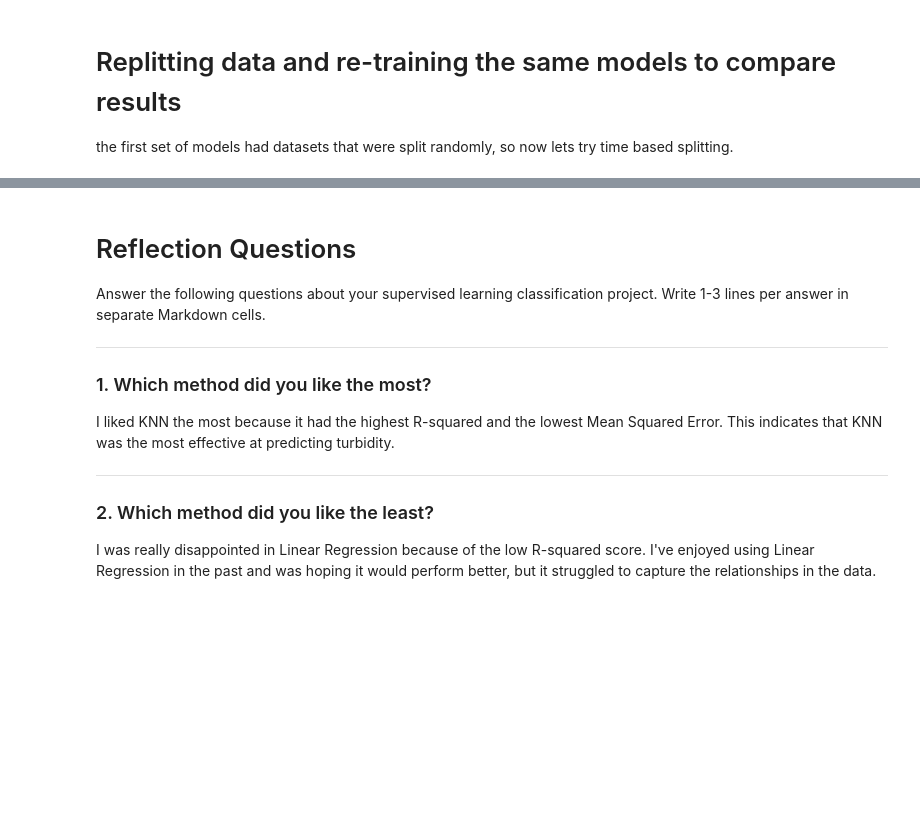
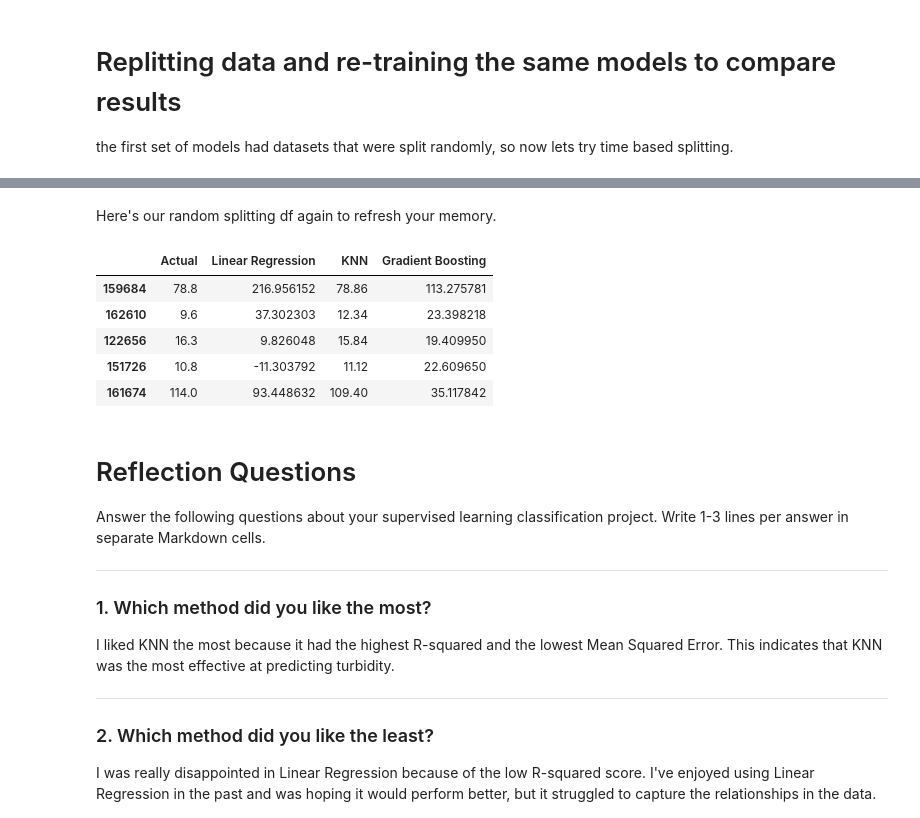
Before and after one commit to Jef-H/gage_against_the_machine, a Jupyter notebook: GageAgainstMachineFinal.ipynb, the cells around one changed output, grey strips where cells are left out. Saved outputs shown, nothing was run; the diff lists cells and outputs as text; code cells hidden in the pictures; blank space fills up the shorter version.

```diff
--- a/GageAgainstMachineFinal.ipynb
+++ b/GageAgainstMachineFinal.ipynb
@@ -191,14 +204,19 @@ X_train, X_test, y_train, y_test = train_test_split(X, y, test_size=0.2, random_
 # %%
-# Train linear regression model
-model = LinearRegression()
-model.fit(X_train, y_train)
+# Function to train Linear Regression model
+def train_lr_model(X_train, y_train, X_test, y_test):
+    lr_model = LinearRegression()
+    lr_model.fit(X_train, y_train)
 
-# Predictions
-y_pred = model.predict(X_test)
+    # Predict on the test set
+    y_pred_lr = lr_model.predict(X_test)
 
-# Evaluate the model
-mse = mean_squared_error(y_test, y_pred)
-r2 = r2_score(y_test, y_pred)
+    # Evaluate the model
+    mse_lr = mean_squared_error(y_test, y_pred_lr)
+    r2_lr = r2_score(y_test, y_pred_lr)
 
-print(f"Mean Squared Error: {mse:.4f}")
-print(f"R-squared Score: {r2:.4f}")
+    print(f'Linear Regression - Mean Squared Error: {mse_lr:.4f}')
+    print(f'Linear Regression - R² Score: {r2_lr:.4f}')
+
+    return lr_model
+
+model = train_lr_model(X_train, y_train, X_test, y_test)
@@ -313,3 +434,15 @@ y_val = y[(df.index >= test_end) & (df.index < val_end)]
+# %% [markdown]
+Here's our random splitting df again to refresh your memory.
+# %%
+# Display the first few rows
+predictions_df.head()
+# %% [output]
+|  | Actual | Linear Regression | KNN | Gradient Boosting |
+| 159684 | 78.8 | 216.956152 | 78.86 | 113.275781 |
+| 162610 | 9.6 | 37.302303 | 12.34 | 23.398218 |
+| 122656 | 16.3 | 9.826048 | 15.84 | 19.409950 |
+| 151726 | 10.8 | -11.303792 | 11.12 | 22.609650 |
+| 161674 | 114.0 | 93.448632 | 109.40 | 35.117842 |
 # %% [markdown]
 # Reflection Questions
 
```
Also changed, not shown: parts of 14 cells of this notebook.
